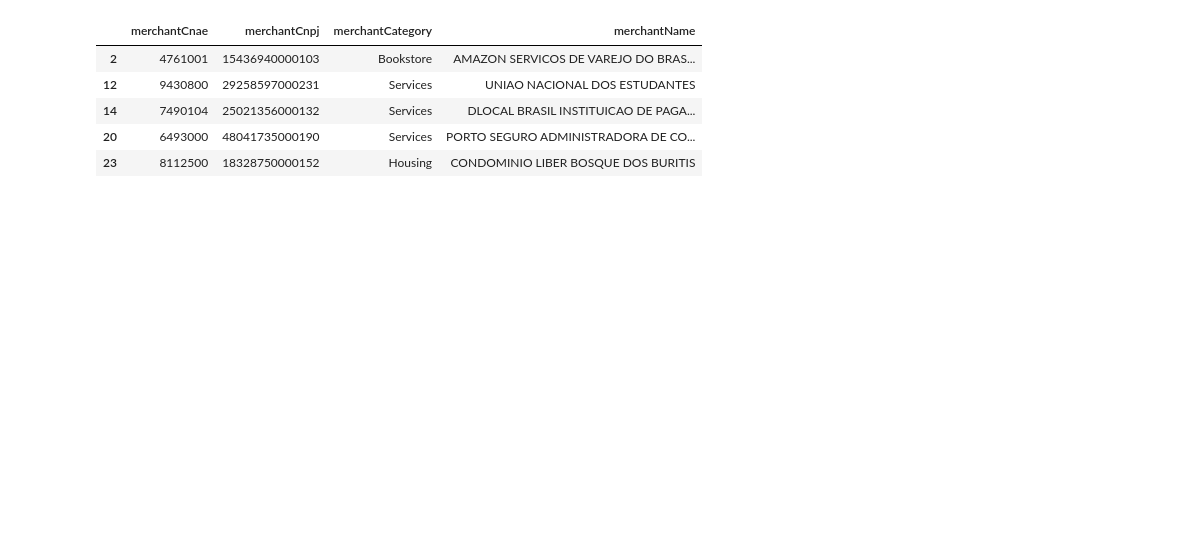
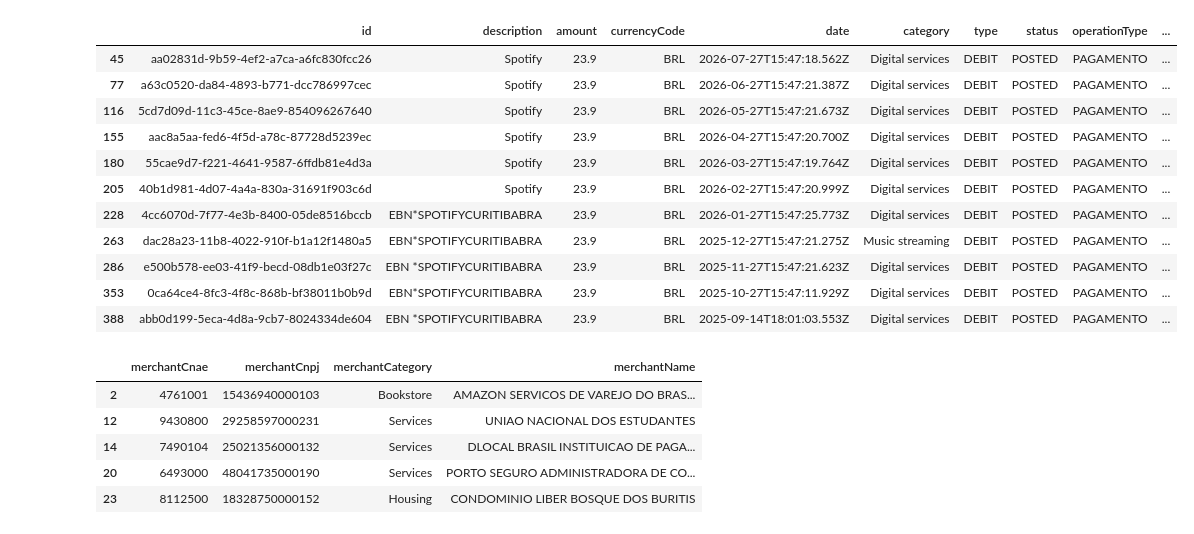
Before and after one commit to Mathrcar/ControleFin, a Jupyter notebook: test_api.ipynb, the cells around one changed output. Cells and saved outputs as stored; diff of their text form; code cells hidden in the pictures; blank space fills up the shorter version.

```diff
--- a/test_api.ipynb
+++ b/test_api.ipynb
@@ -75,3 +63,18 @@ transactions.head()
+# %%
+transactions.loc[transactions['description'].str.contains('Spotify', case=False, na=False)]
+# %% [output]
+|  | id | description | amount | currencyCode | date | category | type | status | operationType | ... |
+| 45 | aa02831d-9b59-4ef2-a7ca-a6fc830fcc26 | Spotify | 23.9 | BRL | 2026-07-27T15:47:18.562Z | Digital services | DEBIT | POSTED | PAGAMENTO | ... |
+| 77 | a63c0520-da84-4893-b771-dcc786997cec | Spotify | 23.9 | BRL | 2026-06-27T15:47:21.387Z | Digital services | DEBIT | POSTED | PAGAMENTO | ... |
+| 116 | 5cd7d09d-11c3-45ce-8ae9-854096267640 | Spotify | 23.9 | BRL | 2026-05-27T15:47:21.673Z | Digital services | DEBIT | POSTED | PAGAMENTO | ... |
+| 155 | aac8a5aa-fed6-4f5d-a78c-87728d5239ec | Spotify | 23.9 | BRL | 2026-04-27T15:47:20.700Z | Digital services | DEBIT | POSTED | PAGAMENTO | ... |
+| 180 | 55cae9d7-f221-4641-9587-6ffdb81e4d3a | Spotify | 23.9 | BRL | 2026-03-27T15:47:19.764Z | Digital services | DEBIT | POSTED | PAGAMENTO | ... |
+| 205 | 40b1d981-4d07-4a4a-830a-31691f903c6d | Spotify | 23.9 | BRL | 2026-02-27T15:47:20.999Z | Digital services | DEBIT | POSTED | PAGAMENTO | ... |
+| 228 | 4cc6070d-7f77-4e3b-8400-05de8516bccb | EBN*SPOTIFYCURITIBABRA | 23.9 | BRL | 2026-01-27T15:47:25.773Z | Digital services | DEBIT | POSTED | PAGAMENTO | ... |
+| 263 | dac28a23-11b8-4022-910f-b1a12f1480a5 | EBN*SPOTIFYCURITIBABRA | 23.9 | BRL | 2025-12-27T15:47:21.275Z | Music streaming | DEBIT | POSTED | PAGAMENTO | ... |
+| 286 | e500b578-ee03-41f9-becd-08db1e03f27c | EBN *SPOTIFYCURITIBABRA | 23.9 | BRL | 2025-11-27T15:47:21.623Z | Digital services | DEBIT | POSTED | PAGAMENTO | ... |
+| 353 | 0ca64ce4-8fc3-4f8c-868b-bf38011b0b9d | EBN*SPOTIFYCURITIBABRA | 23.9 | BRL | 2025-10-27T15:47:11.929Z | Digital services | DEBIT | POSTED | PAGAMENTO | ... |
+| 388 | abb0d199-5eca-4d8a-9cb7-8024334de604 | EBN *SPOTIFYCURITIBABRA | 23.9 | BRL | 2025-09-14T18:01:03.553Z | Digital services | DEBIT | POSTED | PAGAMENTO | ... |
 # %%
 merchants = pd.json_normalize(transactions_raw.loc[~transactions_raw['merchant'].isnull()][['merchant']].drop_duplicates()['merchant'])
 merchants = merchants.rename(columns={'category': 'merchantCategory', 'cnae': 'merchantCnae', 'cnpj': 'merchantCnpj', 'id': 'merchantId', 'businessName': 'merchantName'})
```
Also changed, not shown: parts of 6 cells of this notebook, 3 other files.
